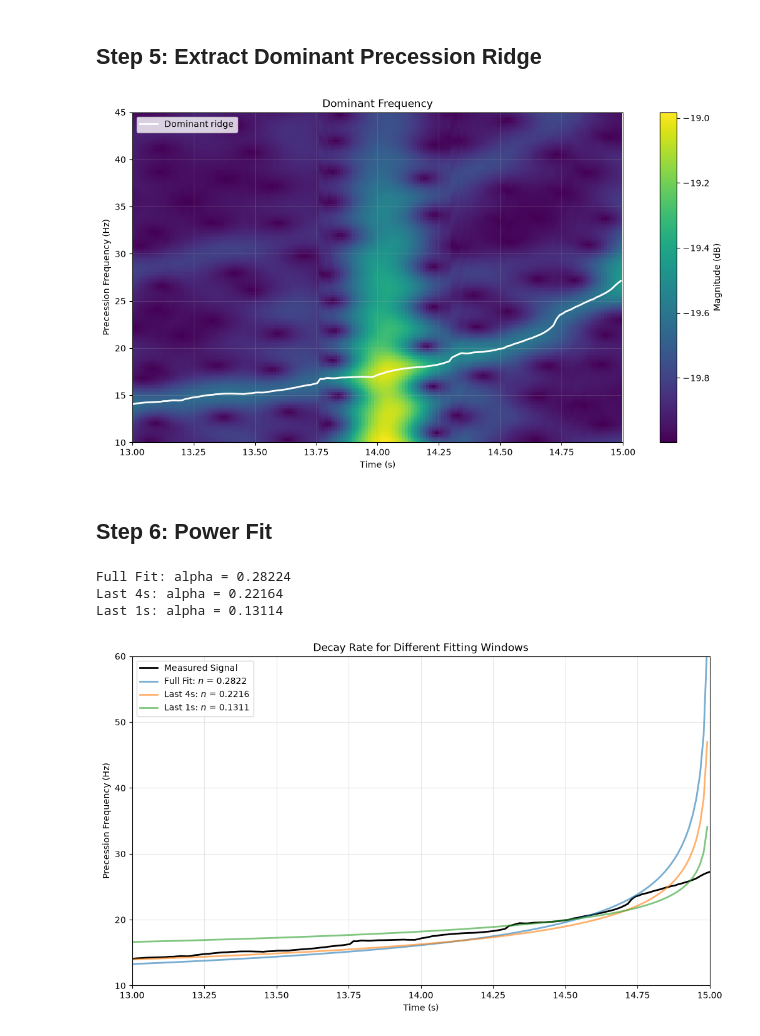
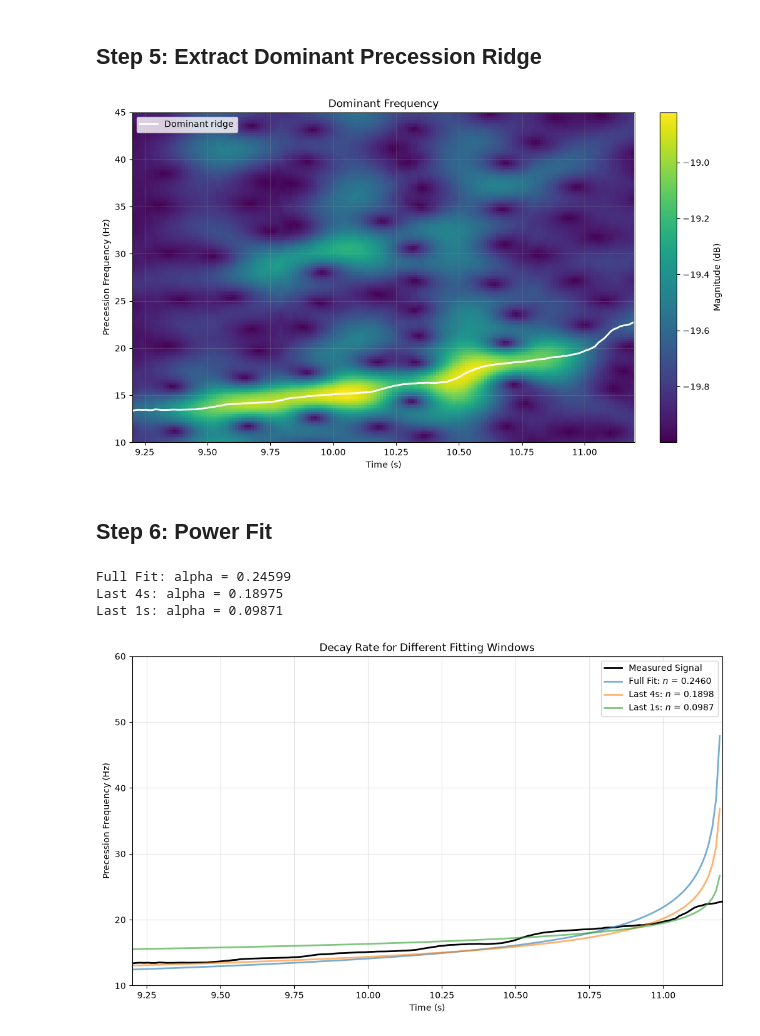
Before and after one commit to dysk0zero/EulerDisk, a Jupyter notebook: notebooks/main.ipynb, the cells around one changed output. Saved outputs shown, nothing was run; the diff lists cells and outputs as text; code cells hidden in the pictures.

```diff
--- a/notebooks/main.ipynb
+++ b/notebooks/main.ipynb
@@ -21,14 +21,14 @@ from scipy.signal import (
 # %% [markdown]
 ## Configuration
 # %%
-t0=16.20 # Change this depending of the actual sample
+t0=11.20 # Change this depending of the actual sample
 tmin=t0-2.0
 tmax=t0+0.5
 # %% [markdown]
 ## Load your sample
 # %%
-input_dir = "../data/wav/recording_11.wav"  # Change this
-output_dir = "../data/output/recording_11/"
+input_dir = "../data/wav/small_05.wav"  # Change this
+output_dir = "../data/output/small_05/"
 os.makedirs(output_dir, exist_ok=True)
 
 fs, x = wavfile.read(input_dir)
@@ -255,7 +254,7 @@ fig.savefig(
 ## Step 5: Extract Dominant Precession Ridge
 # %%
 ridge_tracking = "neighbor"      # "global" or "neighbor"
-search_width = 4               # only used for neighbor tracking
+search_width = 10               # only used for neighbor tracking
 # %%
 spectrogram_power = np.abs(A0) ** 2
 
@@ -367,11 +366,11 @@ fig.savefig(
     bbox_inches="tight",
 )
 # %% [output]
-[figure, old version]
+[figure, new version]
 # %% [markdown]
 ## Step 6: Power Fit
 # %%
-t_clean = 5  # Time after which the signal is considered clean for fitting
+t_clean = 2.5  # Time after which the signal is considered clean for fitting
 
 fit_windows = {
     "Full Fit": t0 - t_clean,
@@ -417,37 +416,37 @@ for color, (label, window) in zip(colors, fit_windows.items()):
         ts_env,
         model,
         color=color,
         linewidth=2,
         label=f"{label}: $n$ = {alpha:.4f}",
         alpha=0.6,
     )
 
 ax.set(
     xlabel="Time (s)",
     ylabel="Precession Frequency (Hz)",
     title="Decay Rate for Different Fitting Windows",
     xlim=(tmin, t0),
     ylim=(10, 60),
 )
 
 ax.grid(True, alpha=0.3)
 ax.legend()
 
 fig.savefig(
     os.path.join(output_dir, "decay_rates.png"),
     dpi=300,
     bbox_inches="tight",
 )
 
 fig.savefig(
     os.path.join(output_dir, "decay_rates.pdf"),
     bbox_inches="tight",
 )
 # %% [output]
-Full Fit: alpha = 0.28224
-Last 4s: alpha = 0.22164
-Last 1s: alpha = 0.13114
+Full Fit: alpha = 0.24599
+Last 4s: alpha = 0.18975
+Last 1s: alpha = 0.09871
-[figure, old version]
+[figure, new version]
 # %% [markdown]
 ## Analytic results
 
```
Also changed, not shown: parts of 7 cells of this notebook, 11 other files.
